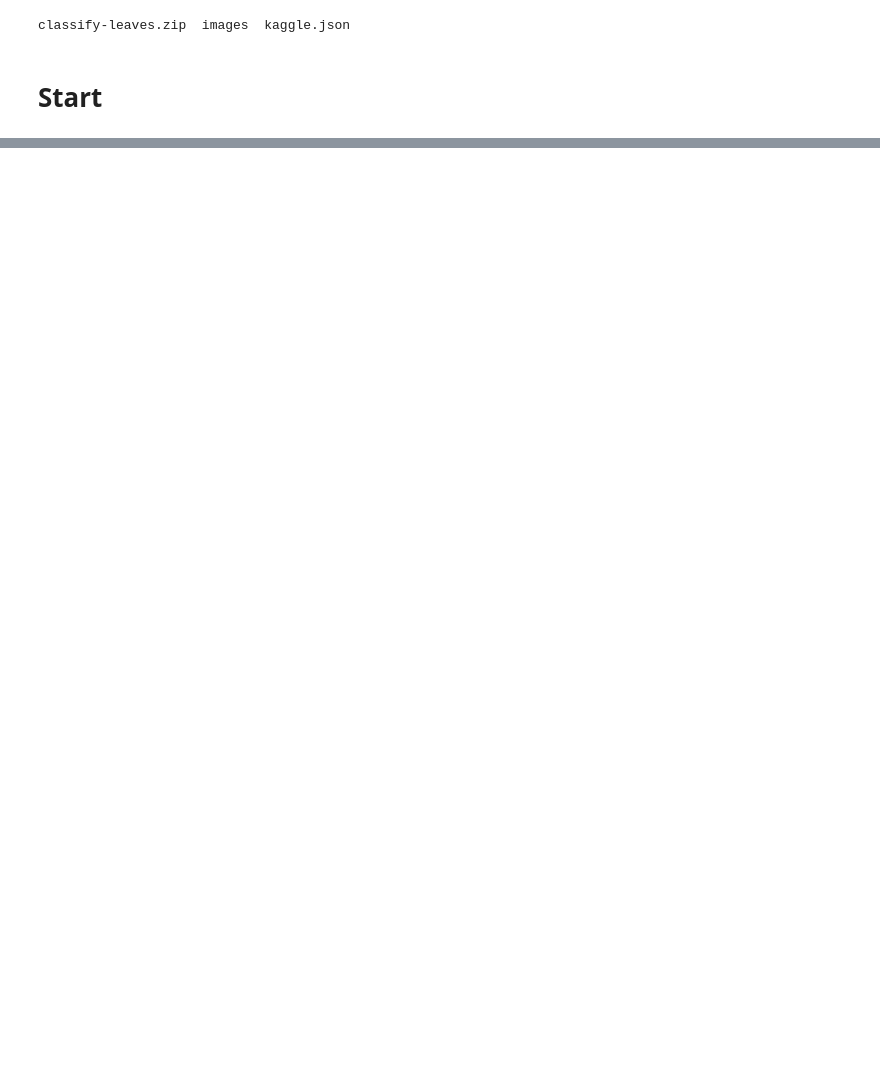
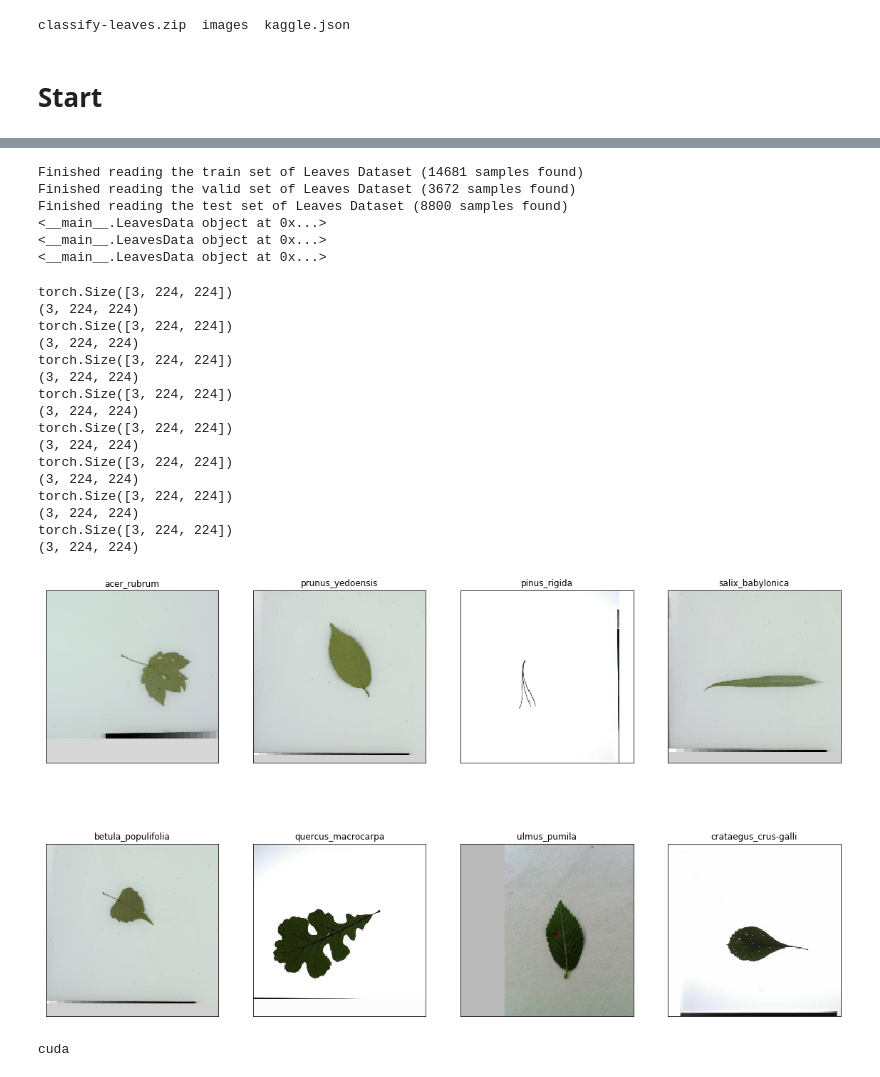
Before and after one commit to 2714830587-xh/CLRS-GG, a Jupyter notebook: Kaggle_dataloader.ipynb, the cells around one changed output, grey strips where cells are left out. Cells and saved outputs as stored; diff of their text form; code cells hidden in the pictures; blank space fills up the shorter version.

```diff
--- a/Kaggle_dataloader.ipynb
+++ b/Kaggle_dataloader.ipynb
@@ -53,0 +143,3 @@ classify-leaves.zip  images  kaggle.json
+# %%
+# 再转换回来，方便最后预测的时候使用
+num_to_class = {v : k for k, v in class_to_num.items()}
@@ -53,0 +232,19 @@ classify-leaves.zip  images  kaggle.json
+# %%
+train_path = '/content/drive/MyDrive/Kaggle/train.csv'
+test_path = '/content/drive/MyDrive/Kaggle/test.csv'
+# csv文件中已经images的路径了，因此这里只到上一级目录
+img_path = '/content/drive/MyDrive/Kaggle/'
+
+train_dataset = LeavesData(train_path, img_path, mode='train')
+val_dataset = LeavesData(train_path, img_path, mode='valid')
+test_dataset = LeavesData(test_path, img_path, mode='test')
+print(train_dataset)
+print(val_dataset)
+print(test_dataset)
+# %% [output]
+Finished reading the train set of Leaves Dataset (14681 samples found)
+Finished reading the valid set of Leaves Dataset (3672 samples found)
+Finished reading the test set of Leaves Dataset (8800 samples found)
+<__main__.LeavesData object at 0x...>
+<__main__.LeavesData object at 0x...>
+<__main__.LeavesData object at 0x...>
@@ -53,0 +274,58 @@ classify-leaves.zip  images  kaggle.json
+# %%
+# 给大家展示一下数据长啥样
+def im_convert(tensor):
+    """ 展示数据"""
+
+    image = tensor.to("cpu").clone().detach()
+    print(image.shape)
+    image = image.numpy().squeeze()
+    print(image.shape)
+    image = image.transpose(1,2,0)
+# plt.imshow(np.transpose(npimg, (1, 2, 0)))。
+# 因为在plt.imshow在现实的时候输入的是
+# （imagesize,imagesize,channels）
+# imshow中，参数img的格式为（channels,imagesize,imagesize）,
+    image = image.clip(0, 1)
+#numpy.clip(a, a_min, a_max, out=None)[source],其中a是一个数组，后面两个参数分别表示最小和最大值，限制最大和最小值
+
+    return image
+
+fig=plt.figure(figsize=(20, 12))
+columns = 4
+rows = 2
+
+dataiter = iter(train_loader)
+inputs, classes = dataiter.next()
+
+for idx in range (columns*rows):
+    ax = fig.add_subplot(rows, columns, idx+1, xticks=[], yticks=[])
+    ax.set_title(num_to_class[int(classes[idx])])
+    plt.imshow(im_convert(inputs[idx]))
+plt.show()
+# %% [output]
+torch.Size([3, 224, 224])
+(3, 224, 224)
+torch.Size([3, 224, 224])
+(3, 224, 224)
+torch.Size([3, 224, 224])
+(3, 224, 224)
+torch.Size([3, 224, 224])
+(3, 224, 224)
+torch.Size([3, 224, 224])
+(3, 224, 224)
+torch.Size([3, 224, 224])
+(3, 224, 224)
+torch.Size([3, 224, 224])
+(3, 224, 224)
+torch.Size([3, 224, 224])
+(3, 224, 224)
+[figure, added]
+# %%
+# 看一下是在cpu还是GPU上
+def get_device():
+    return 'cuda' if torch.cuda.is_available() else 'cpu'
+
+device = get_device()
+print(device)
+# %% [output]
+cuda
```
Also changed, not shown: parts of 14 cells of this notebook.
